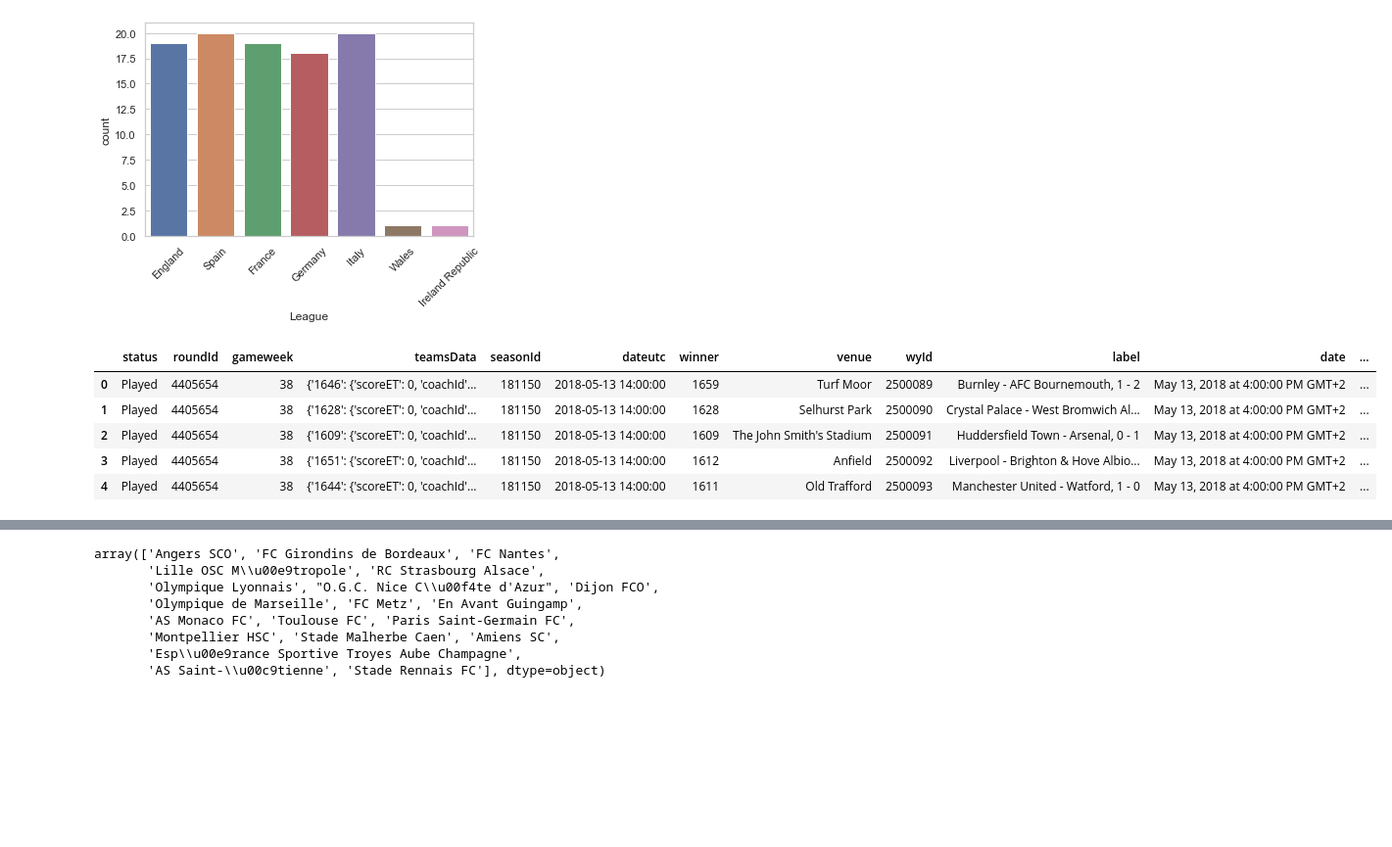
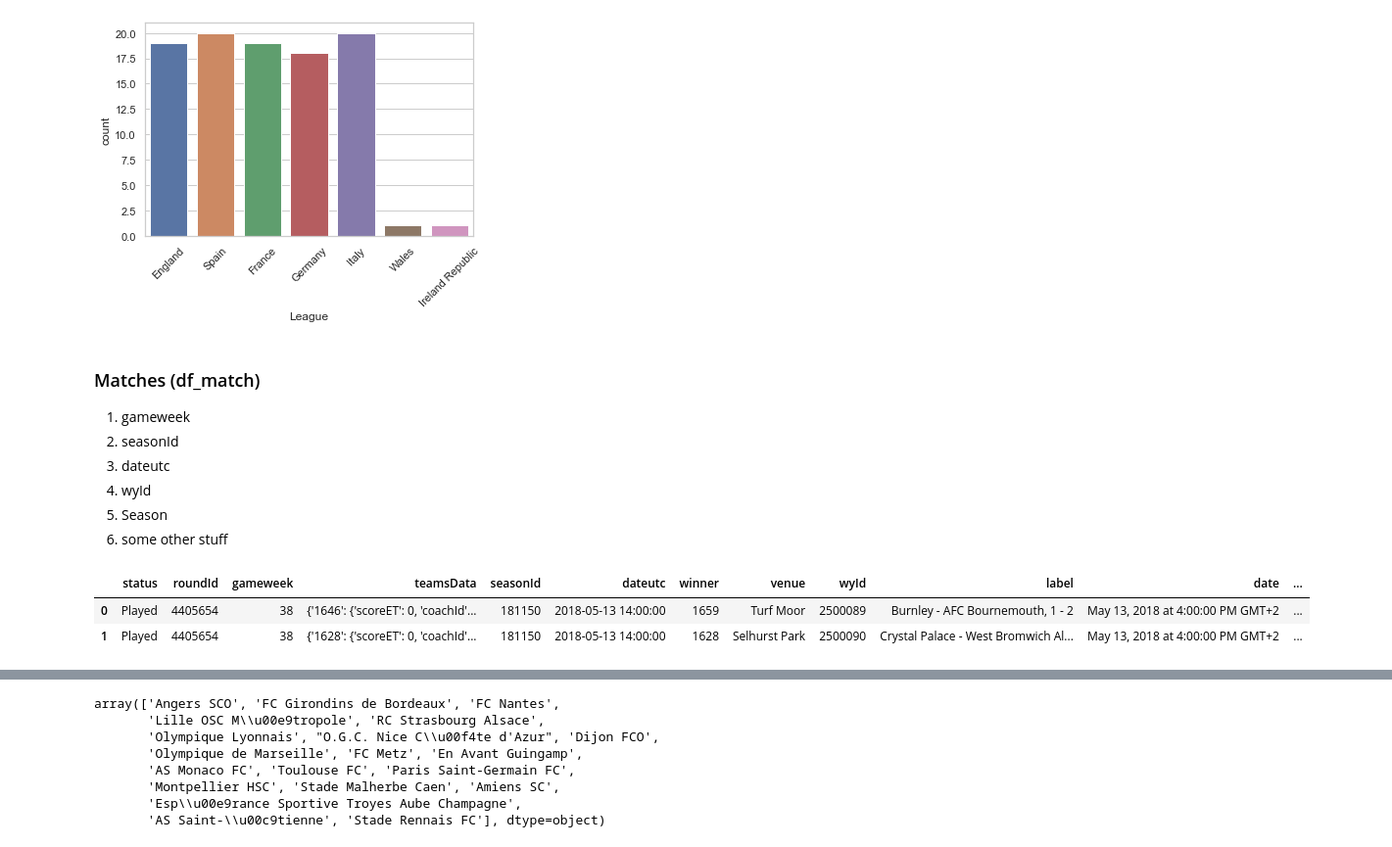
Before and after one commit to afoster1029/SoccerAnalytics, a Jupyter notebook: data_exploration.ipynb, the cells around one changed output, grey strips where cells are left out. Shown at 98% size. Drawn from its saved outputs; the diff is of its cells as text; code cells hidden in the pictures; blank space fills up the shorter version.

```diff
--- a/data_exploration.ipynb
+++ b/data_exploration.ipynb
@@ -88,18 +82,24 @@ team_counts.set_xticklabels(team_counts.get_xticklabels(), rotation=45)
  Text(5, 0, 'Wales'),
  Text(6, 0, 'Ireland Republic')]
 [figure]
+# %% [markdown]
+### Matches (df_match)
+1. gameweek
+2. seasonId
+3. dateutc
+4. wyId
+5. Season
+6. some other stuff
 # %%
 # Examine match table(s) -- honestly not much to see until we join this to another table.
 
-# Code below indicates all the match data is from 2017/2018 season
+# # Code below indicates all the match data is from 2017/2018 season
 # df_match['Season'] = df_match.apply(lambda row: row.dateutc.split('-')[0], axis = 1)
 # df_match['Season'].value_counts()
 
-df_match.head()
+df_match.shape # -- output: 380 = full season of games
+df_match.head(2)
 # %% [output]
 |  | status | roundId | gameweek | teamsData | seasonId | dateutc | winner | venue | wyId | label | date | ... |
 | 0 | Played | 4405654 | 38 | {'1646': {'scoreET': 0, 'coachId'... | 181150 | 2018-05-13 14:00:00 | 1659 | Turf Moor | 2500089 | Burnley - AFC Bournemouth, 1 - 2 | May 13, 2018 at 4:00:00 PM GMT+2 | ... |
 | 1 | Played | 4405654 | 38 | {'1628': {'scoreET': 0, 'coachId'... | 181150 | 2018-05-13 14:00:00 | 1628 | Selhurst Park | 2500090 | Crystal Palace - West Bromwich Al... | May 13, 2018 at 4:00:00 PM GMT+2 | ... |
-| 2 | Played | 4405654 | 38 | {'1609': {'scoreET': 0, 'coachId'... | 181150 | 2018-05-13 14:00:00 | 1609 | The John Smith's Stadium | 2500091 | Huddersfield Town - Arsenal, 0 - 1 | May 13, 2018 at 4:00:00 PM GMT+2 | ... |
-| 3 | Played | 4405654 | 38 | {'1651': {'scoreET': 0, 'coachId'... | 181150 | 2018-05-13 14:00:00 | 1612 | Anfield | 2500092 | Liverpool - Brighton & Hove Albio... | May 13, 2018 at 4:00:00 PM GMT+2 | ... |
-| 4 | Played | 4405654 | 38 | {'1644': {'scoreET': 0, 'coachId'... | 181150 | 2018-05-13 14:00:00 | 1611 | Old Trafford | 2500093 | Manchester United - Watford, 1 - 0 | May 13, 2018 at 4:00:00 PM GMT+2 | ... |
```
Also changed, not shown: parts of 31 cells of this notebook.
